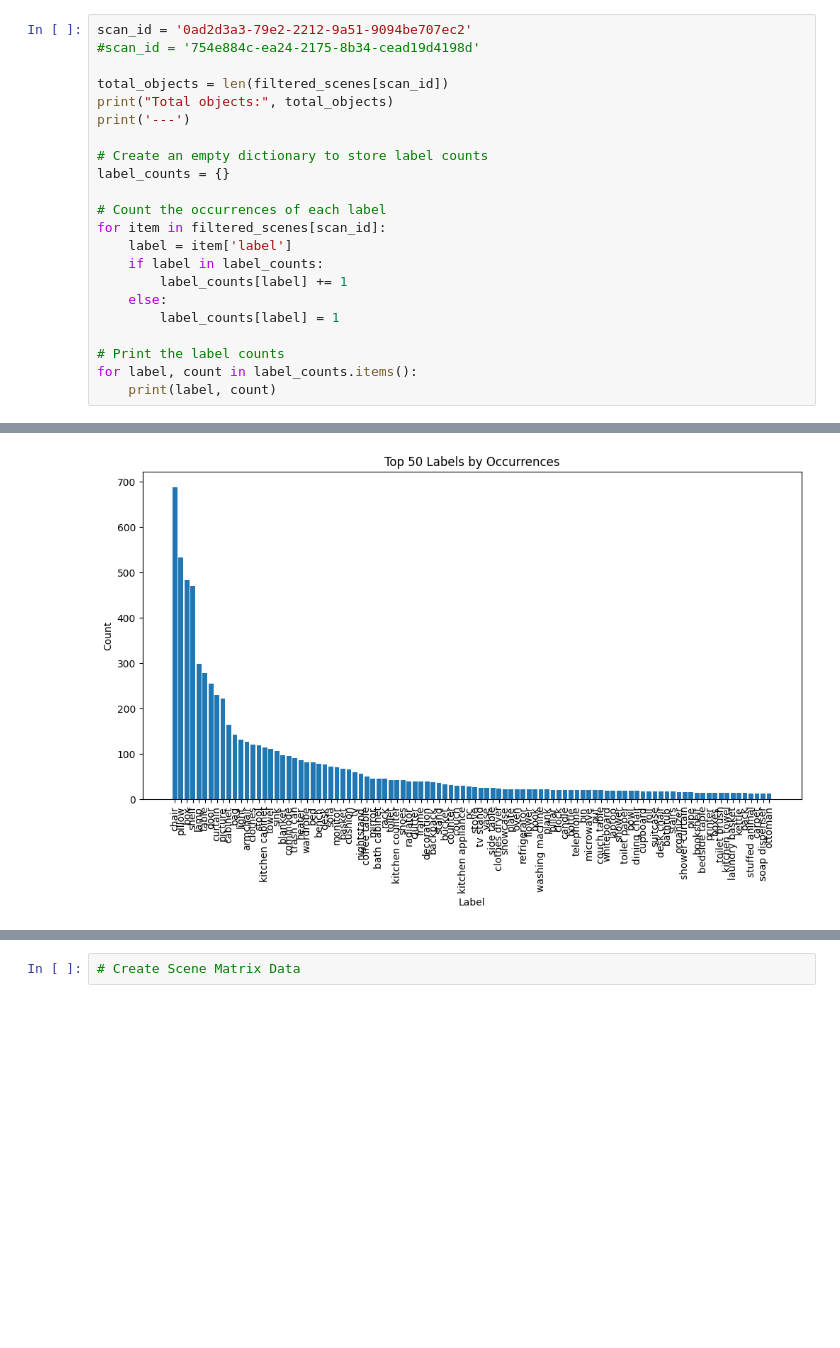
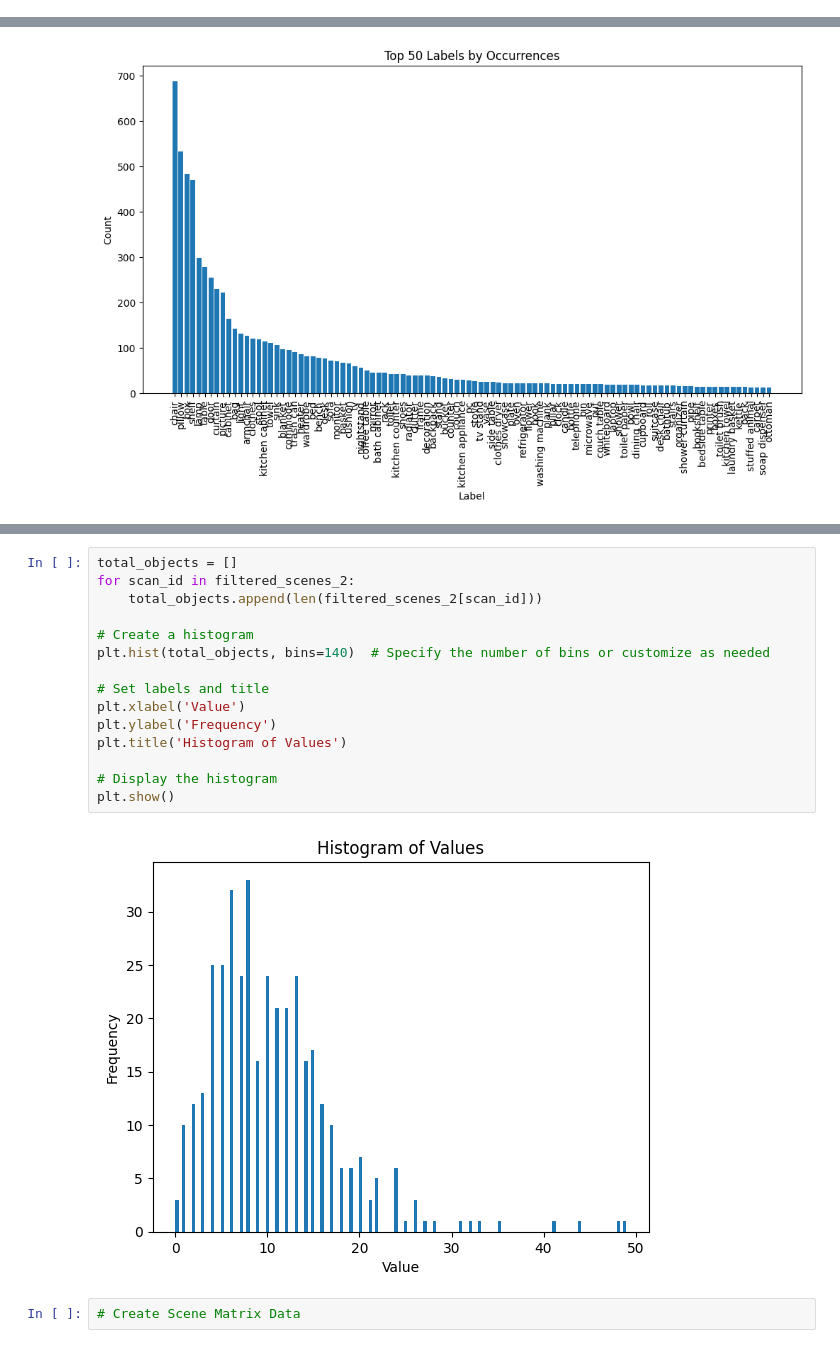
Before and after one commit to hamnaanaa/3D-Scene-Diffusion-Guidance-using-Scene-Graphs, a Jupyter notebook: datasets/data_analysis.ipynb, the cells around one changed output, grey strips where cells are left out. Drawn from its saved outputs; the diff is of its cells as text; blank space fills up the shorter version.

```diff
--- a/datasets/data_analysis.ipynb
+++ b/datasets/data_analysis.ipynb
@@ -162,22 +119,0 @@ for scan_id in scenes:
-# %%
-scan_id = '0ad2d3a3-79e2-2212-9a51-9094be707ec2'
-#scan_id = '754e884c-ea24-2175-8b34-cead19d4198d'
-
-total_objects = len(filtered_scenes[scan_id])
-print("Total objects:", total_objects)
-print('---')
-
-# Create an empty dictionary to store label counts
-label_counts = {}
-
-# Count the occurrences of each label
-for item in filtered_scenes[scan_id]:
-    label = item['label']
-    if label in label_counts:
-        label_counts[label] += 1
-    else:
-        label_counts[label] = 1
-
-# Print the label counts
-for label, count in label_counts.items():
-    print(label, count)
@@ -370,3 +235,20 @@ Label: dumbbells | Count: 1
+# %%
+total_objects = []
+for scan_id in filtered_scenes_2:
+    total_objects.append(len(filtered_scenes_2[scan_id]))
+
+# Create a histogram
+plt.hist(total_objects, bins=140)  # Specify the number of bins or customize as needed
+
+# Set labels and title
+plt.xlabel('Value')
+plt.ylabel('Frequency')
+plt.title('Histogram of Values')
+
+# Display the histogram
+plt.show()
+# %% [output]
+[figure, added]
 # %%
 # Create Scene Matrix Data
 # %%
```
Also changed, not shown: parts of 9 cells of this notebook, 3 other files.
